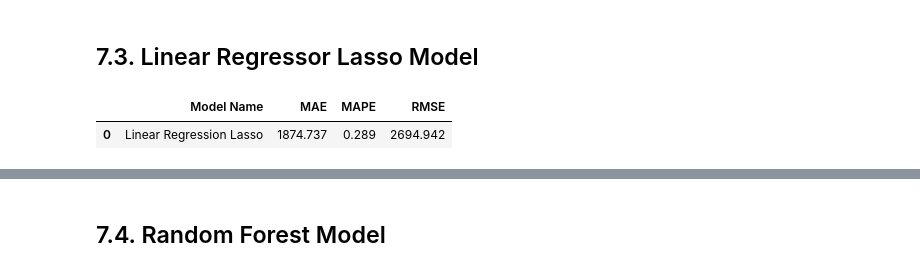
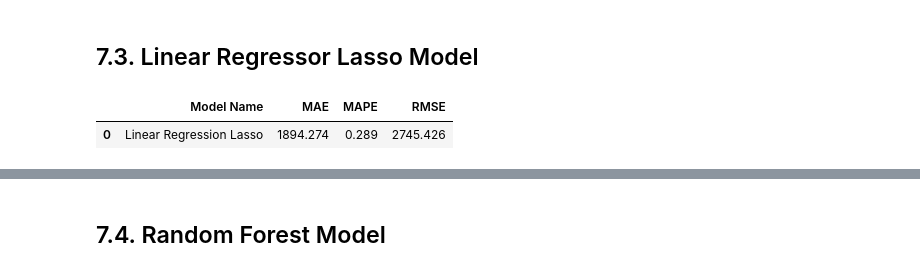
Before and after one commit to cristiandaco/rossmann_project, a Jupyter notebook: 06_Modelos_de_Machine_Learning.ipynb, the cells around one changed output, grey strips where cells are left out. Drawn from its saved outputs; the diff is of its cells as text; code cells hidden in the pictures.

```diff
--- a/06_Modelos_de_Machine_Learning.ipynb
+++ b/06_Modelos_de_Machine_Learning.ipynb
@@ -830,15 +869,15 @@ df6[['store', 'date']].groupby( 'store' ).max().reset_index()['date'][0] - timed
 Timestamp('2015-06-19 00:00:00')
 # %%
 # dados de treino
-x_train = df6[df6['date'] < '2015-06-19']
-y_train = x_train['sales']
+X_train = df6[df6['date'] < '2015-06-19']
+y_train = X_train['sales']
 
 # dados de teste
 x_test = df6[df6['date'] >= '2015-06-19']
 y_test = x_test['sales']
 
-print( 'Train Min date {}'.format( x_train['date'].min() ) )
-print( 'Train Max date {}'.format( x_train['date'].max() ) )
+print( 'Train Min date {}'.format( X_train['date'].min() ) )
+print( 'Train Max date {}'.format( X_train['date'].max() ) )
 
 print( '\nTest Min date {}'.format( x_test['date'].min() ) )
 print( 'Test Max date {}'.format( x_test['date'].max() ) )
@@ -904,4 +941,7 @@ cols_selected_boruta_full.extend( feat_to_add )
 # %%
 # dados de treino e test
-x_train = x_train[cols_selected_boruta]
+x_train = X_train[cols_selected_boruta]
 x_test = x_test[ cols_selected_boruta]
+
+# preparacao dos para time series
+x_training = X_train[cols_selected_boruta_full]
@@ -939,14 +998,14 @@ lr_result
 ## 7.3. Linear Regressor Lasso Model
 # %%
 # model
-lrl = Lasso( alpha = 0.001 ).fit( x_train, y_train )
+lrl = Lasso( alpha = 0.01 ).fit( x_train, y_train )
 
 # prediction
 yhat_lrl = lrl.predict( x_test )
 
 # performance
 lrl_result = ml_error( 'Linear Regression Lasso', np.expm1( y_test ), np.expm1( yhat_lrl ) )
 lrl_result
 # %% [output]
 |  | Model Name | MAE | MAPE | RMSE |
-| 0 | Linear Regression Lasso | 1874.737 | 0.289 | 2694.942 |
+| 0 | Linear Regression Lasso | 1894.274 | 0.289 | 2745.426 |
```
Also changed, not shown: parts of 18 cells of this notebook, 1 other file.
